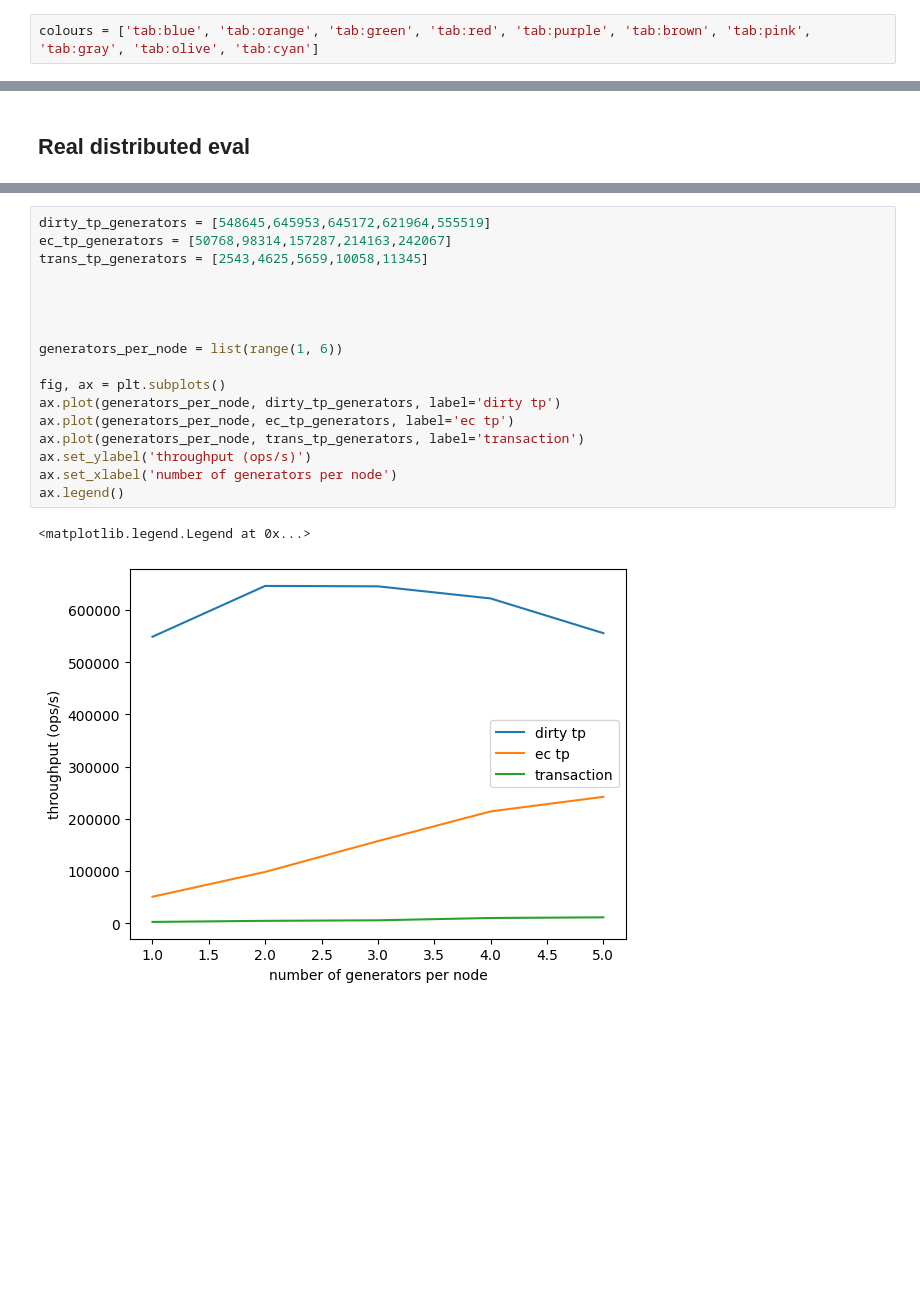
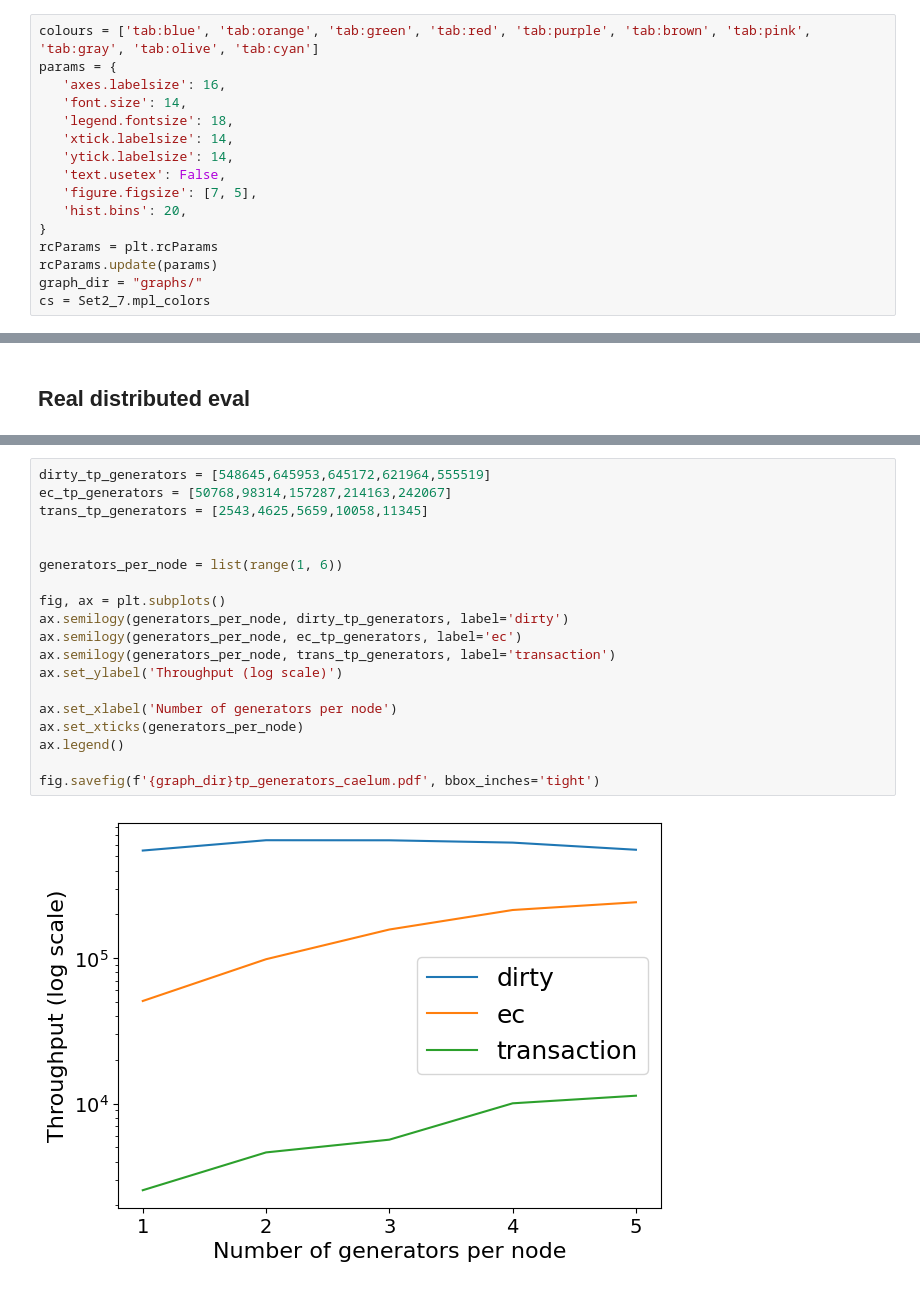
Before and after one commit to Vincent-lau/hypermnesia, a Jupyter notebook: benchmark/plot.ipynb, the cells around one changed output, grey strips where cells are left out. Saved outputs shown, nothing was run; the diff lists cells and outputs as text; blank space fills up the shorter version.

```diff
--- a/benchmark/plot.ipynb
+++ b/benchmark/plot.ipynb
@@ -4,2 +5,16 @@ import matplotlib.pyplot as plt
 # %%
 colours = ['tab:blue', 'tab:orange', 'tab:green', 'tab:red', 'tab:purple', 'tab:brown', 'tab:pink', 'tab:gray', 'tab:olive', 'tab:cyan']
+params = {
+   'axes.labelsize': 16,
+   'font.size': 14,
+   'legend.fontsize': 18,
+   'xtick.labelsize': 14,
+   'ytick.labelsize': 14,
+   'text.usetex': False,
+   'figure.figsize': [7, 5],
+   'hist.bins': 20,
+}
+rcParams = plt.rcParams
+rcParams.update(params)
+graph_dir = "graphs/"
+cs = Set2_7.mpl_colors
@@ -170,23 +297,24 @@ measure tp and lat against number of generators per node
 # %%
 dirty_tp_generators = [548645,645953,645172,621964,555519]
 ec_tp_generators = [50768,98314,157287,214163,242067]
 trans_tp_generators = [2543,4625,5659,10058,11345]
 
 
-
-
 generators_per_node = list(range(1, 6))
 
 fig, ax = plt.subplots()
-ax.plot(generators_per_node, dirty_tp_generators, label='dirty tp')
-ax.plot(generators_per_node, ec_tp_generators, label='ec tp')
-ax.plot(generators_per_node, trans_tp_generators, label='transaction')
-ax.set_ylabel('throughput (ops/s)')
-ax.set_xlabel('number of generators per node')
+ax.semilogy(generators_per_node, dirty_tp_generators, label='dirty')
+ax.semilogy(generators_per_node, ec_tp_generators, label='ec')
+ax.semilogy(generators_per_node, trans_tp_generators, label='transaction')
+ax.set_ylabel('Throughput (log scale)')
+
+ax.set_xlabel('Number of generators per node')
+ax.set_xticks(generators_per_node)
 ax.legend()
+
+fig.savefig(f'{graph_dir}tp_generators_caelum.pdf', bbox_inches='tight')
 # %% [output]
-<matplotlib.legend.Legend at 0x...>
-[figure, old version]
+[figure, new version]
 # %%
 
 dirty_lat_generators = [5,9,13,19,27]
```
Also changed, not shown: parts of 28 cells of this notebook.
